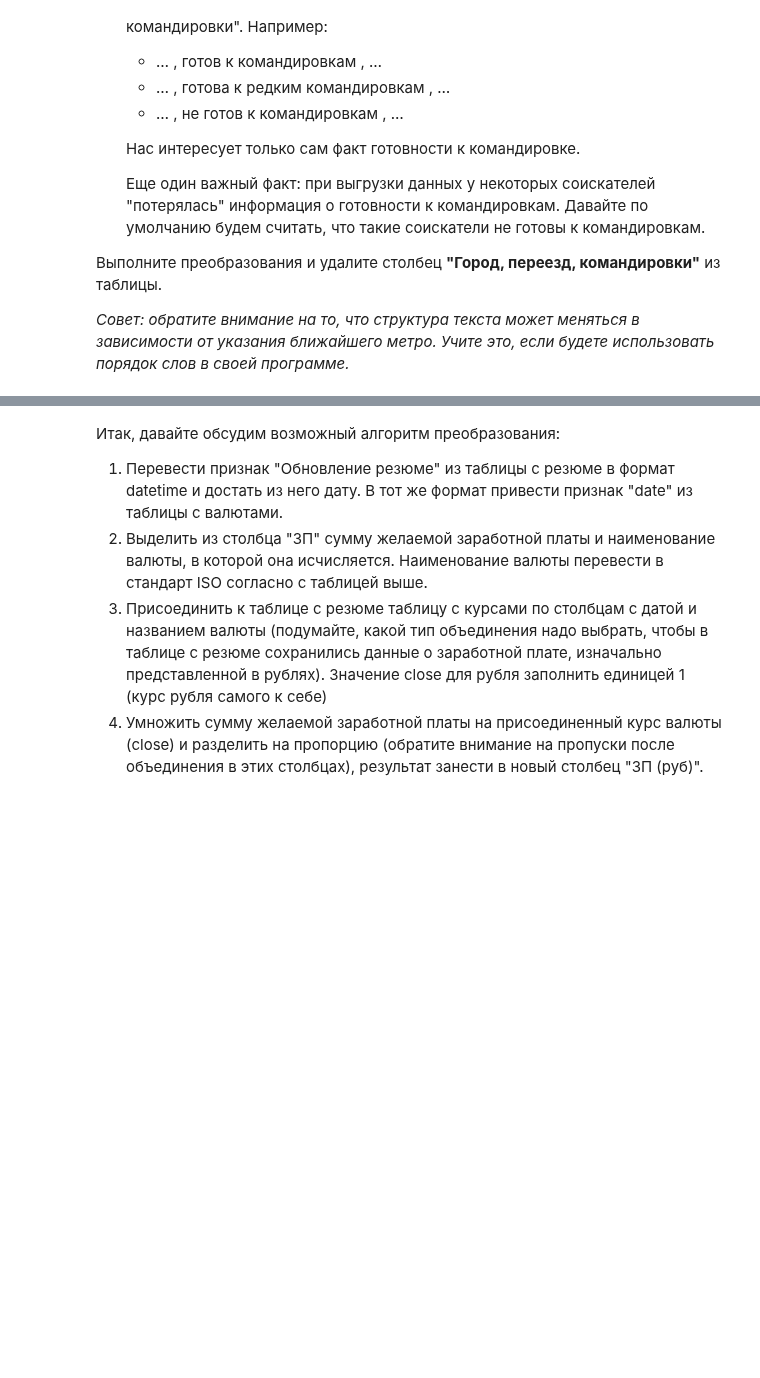
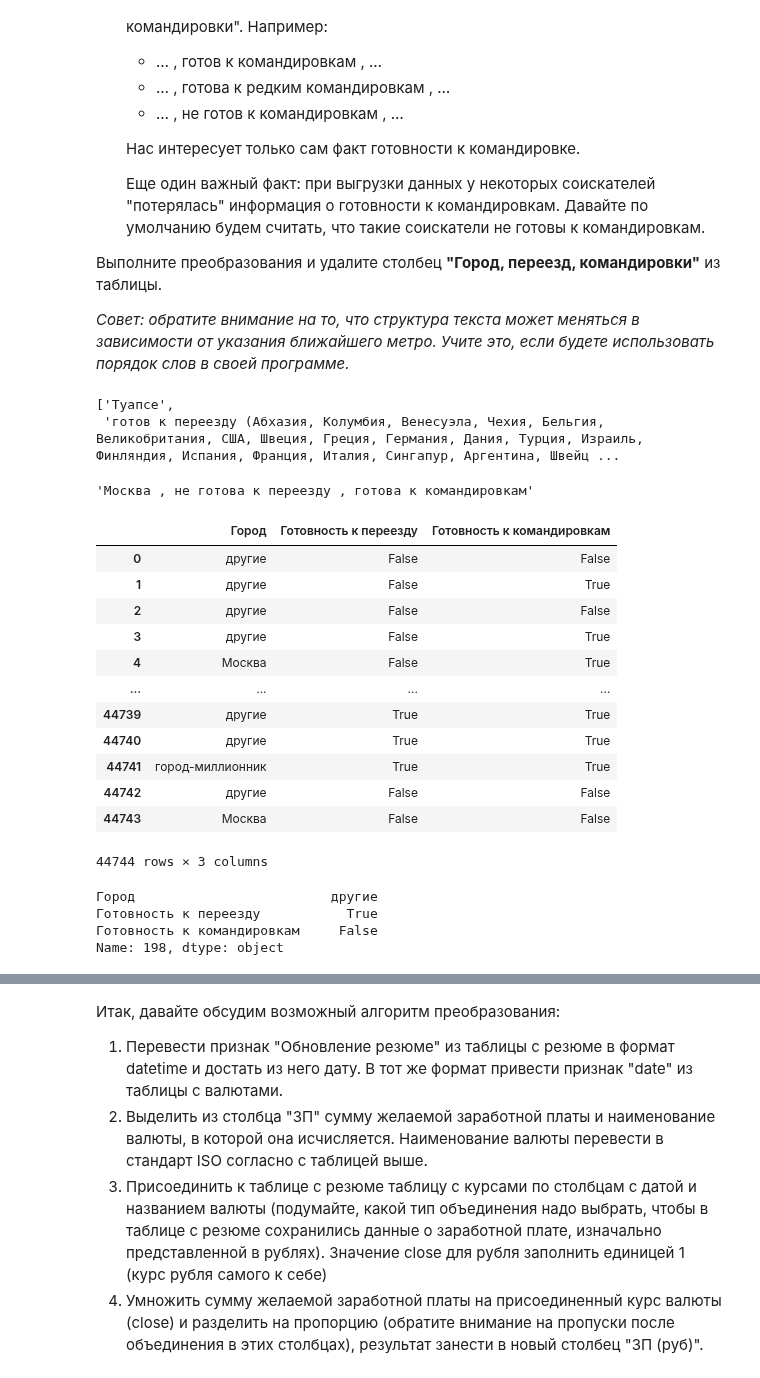
Before and after one commit to SudarickovIlya/SF_DS_Ilya, a Jupyter notebook: Project_1/Project-1._Ноутбук-шаблон.ipynb, the cells around one changed output, grey strips where cells are left out. Drawn from its saved outputs; the diff is of its cells as text; code cells hidden in the pictures; blank space fills up the shorter version.

```diff
--- a/Project_1/Project-1._Ноутбук-шаблон.ipynb
+++ b/Project_1/Project-1._Ноутбук-шаблон.ipynb
@@ -104,7 +104,7 @@ def get_education(data):
         Столбец, в начале которого содержится информация об уровне образования
 
     Returns:
-        Одну из шаблонных категорий образования: "высшее", "неоконченное высшее", "среднее специальное" и "среднее"
+        str: "высшее", "неоконченное высшее", "среднее специальное" и "среднее"
     """
     string = data.split(' ')[0:3]
     string = ' '.join(string)
@@ -218,4 +249,80 @@ Name: Пол, возраст, Length: 44744, dtype: object
 Выполните преобразования и удалите столбец **"Город, переезд, командировки"** из таблицы.
 
 *Совет: обратите внимание на то, что структура текста может меняться в зависимости от указания ближайшего метро. Учите это, если будете использовать порядок слов в своей программе.*
+# %%
+hh['Удалить'] = hh['Город, переезд, командировки'].apply(lambda x: len(x.split(' , ')))
+hh['Удалить_2'] = hh['Город, переезд, командировки'].apply(lambda x: x.split(' , '))
+hh[hh['Удалить'] == 2]['Город, переезд, командировки']
+hh['Удалить_2'].iloc[198]
+# %% [output]
+['Туапсе',
+ 'готов к переезду (Абхазия, Колумбия, Венесуэла, Чехия, Бельгия, Великобритания, США, Швеция, Греция, Германия, Дания, Турция, Израиль, Финляндия, Испания, Франция, Италия, Сингапур, Аргентина, Швейц ...
+# %%
+display(hh['Город, переезд, командировки'][4])
+
+def split_locations(data):
+
+    million_cities = ['Новосибирск', 'Екатеринбург','Нижний Новгород','Казань', 'Челябинск',
+                      'Омск', 'Самара', 'Ростов-на-Дону', 'Уфа', 'Красноярск', 'Пермь', 'Воронеж','Волгоград']
+
+    separated_data = data.split(' , ')
+
+    city = ''
+    relocation = False
+    business_trip = False
+
+    city = separated_data[0]
+    if city == 'Москва' or city == 'Санкт-Петербург':
+        pass
+    elif city in million_cities:
+        city = 'город-миллионник'
+    else:
+        city = 'другие'
+
+    for value in separated_data:
+        if 'переезд' in value:
+            relocation = value
+            relocation = relocation.split(' ')
+            if relocation[0].lower() == 'не':
+                relocation = False
+            else:
+                relocation = True
+
+        elif 'командиров' in value:
+            business_trip = value
+            business_trip = business_trip.split(' ')
+            if business_trip[0].lower() == 'не':
+                business_trip = False
+            else:
+                business_trip = True
+
+    return city, relocation, business_trip
+
+hh['Временный столбец для локаций'] = hh['Город, переезд, командировки'].apply(split_locations)
+hh['Город'] = hh['Временный столбец для локаций'].apply(lambda x: x[0])
+hh['Готовность к переезду'] = hh['Временный столбец для локаций'].apply(lambda x: x[1])
+hh['Готовность к командировкам'] = hh['Временный столбец для локаций'].apply(lambda x: x[2])
+
+display(hh[['Город', 'Готовность к переезду', 'Готовность к командировкам']])
+
+hh[['Город', 'Готовность к переезду', 'Готовность к командировкам']].iloc[198]
+# %% [output]
+'Москва , не готова к переезду , готова к командировкам'
+|  | Город | Готовность к переезду | Готовность к командировкам |
+| 0 | другие | False | False |
+| 1 | другие | False | True |
+| 2 | другие | False | False |
+| 3 | другие | False | True |
+| 4 | Москва | False | True |
+| ... | ... | ... | ... |
+| 44739 | другие | True | True |
+| 44740 | другие | True | True |
+| 44741 | город-миллионник | True | True |
+| 44742 | другие | False | False |
+| 44743 | Москва | False | False |
+44744 rows × 3 columns
+Город                         другие
+Готовность к переезду           True
+Готовность к командировкам     False
+Name: 198, dtype: object
 # %%
```
Also changed, not shown: parts of 3 cells of this notebook.
